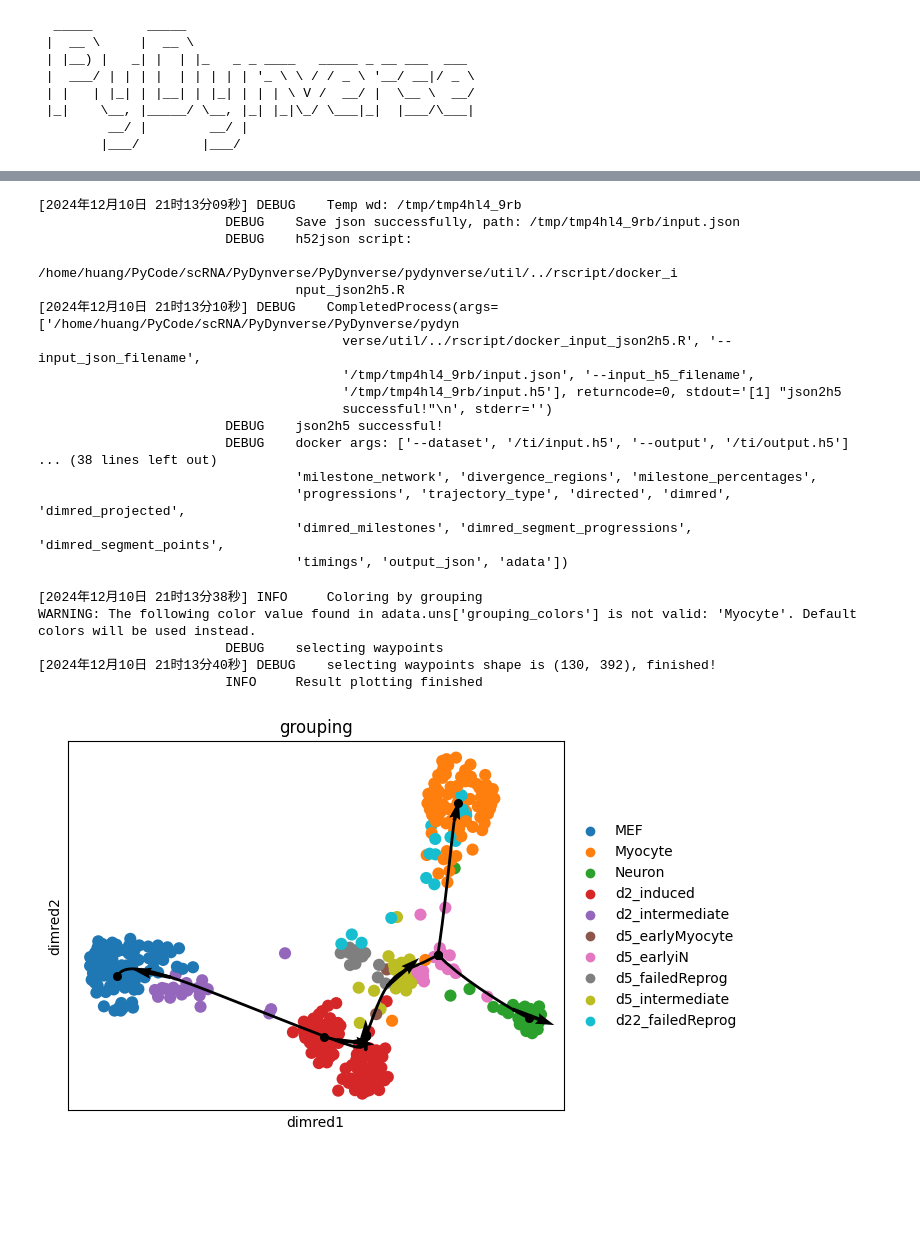
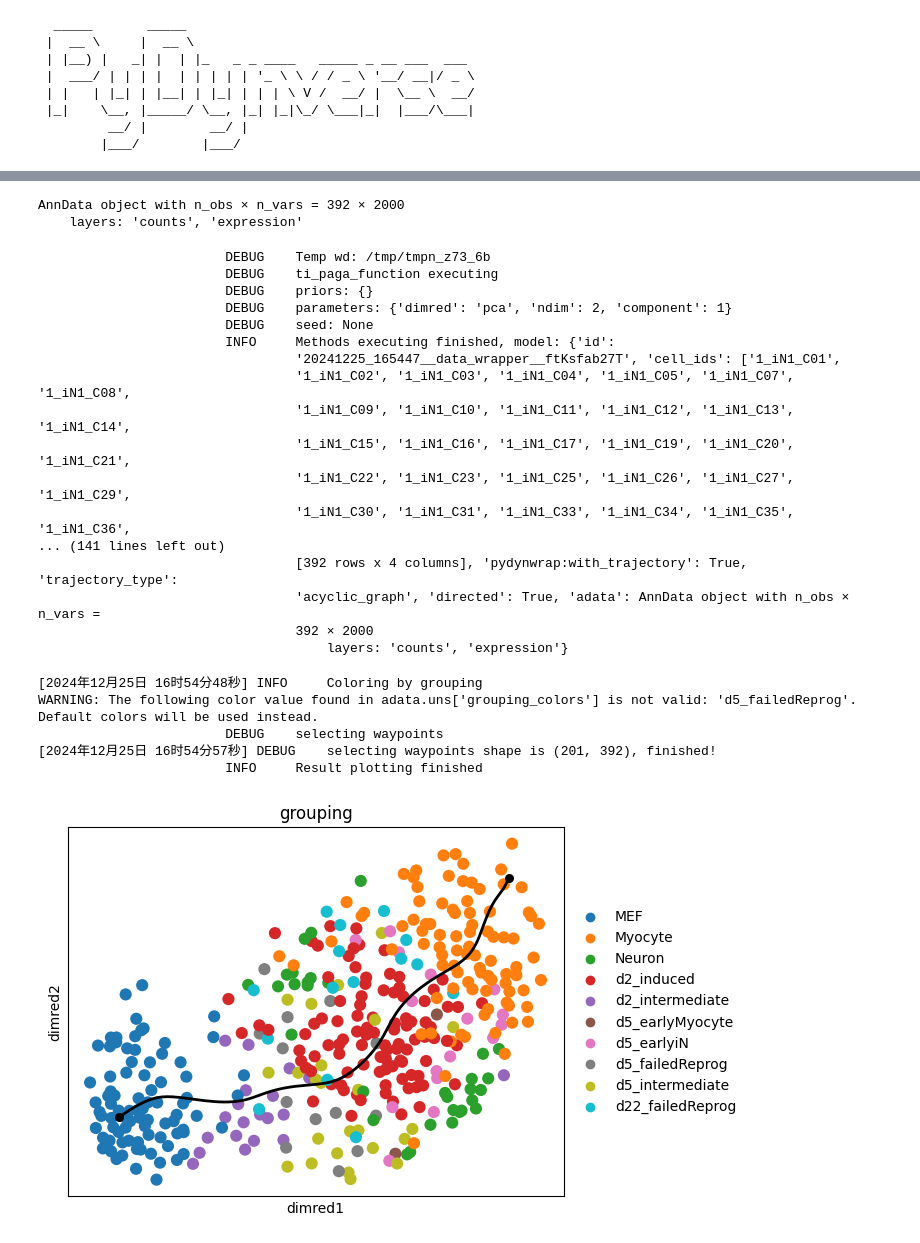
Before and after one commit to HuangDDU/PyDynverse, a Jupyter notebook: notebook/quickstart_linear_comp1_python_function.ipynb, the cells around one changed output, grey strips where cells are left out. Cells and saved outputs as stored; diff of their text form; code cells hidden in the pictures; blank space fills up the shorter version.

Commit message:
comp1 python function

```diff
--- a/notebook/quickstart_paga_dynverse_docker.ipynb
+++ b/notebook/quickstart_linear_comp1_python_function.ipynb
@@ -61,5 +61,5 @@ R[write to console]: 载入需要的程辑包：dynwrap
 # %%
 # 2. 选择方法(method)
-methods_selected = pdv.methods.ti_paga(resolution=0.5)
+methods_selected = pdv.methods.ti_comp1()
 logger.info(f"Methods {methods_selected} selecting finished")
 # %% [output]
@@ -83,36 +83,39 @@ logger.info(f"Methods {methods_selected} selecting finished")
+# %%
+dataset["adata"]
+# %% [output]
+AnnData object with n_obs × n_vars = 392 × 2000
+    layers: 'counts', 'expression'
 # %%
 # 3. 运行方法(wrap)
-cluster_list = list(fibroblast_reprogramming_treutlein["grouping"])
-dataset = pdv.wrap.add_prior_information(dataset, start_id="1_iN1_C01", groups_id=cluster_list) # 添加先验知识
-model = pdv.wrap.infer_trajectory(dataset, methods_selected, parameters={"resolution": 1}) # 此处尝试修改参数
+model = pdv.wrap.infer_trajectory(dataset, methods_selected) # 此处尝试修改参数
 logger.info(f"Methods executing finished, model: {model}")
 # %% [output]
-[2024年12月10日 21时13分09秒] DEBUG    Temp wd: /tmp/tmp4hl4_9rb
-                        DEBUG    Save json successfully, path: /tmp/tmp4hl4_9rb/input.json
-                        DEBUG    h52json script:
-                                 /home/huang/PyCode/scRNA/PyDynverse/PyDynverse/pydynverse/util/../rscript/docker_i
-                                 nput_json2h5.R
-[2024年12月10日 21时13分10秒] DEBUG    CompletedProcess(args=['/home/huang/PyCode/scRNA/PyDynverse/PyDynverse/pydyn
-                                       verse/util/../rscript/docker_input_json2h5.R', '--input_json_filename',
-                                       '/tmp/tmp4hl4_9rb/input.json', '--input_h5_filename',
-                                       '/tmp/tmp4hl4_9rb/input.h5'], returncode=0, stdout='[1] "json2h5
-                                       successful!"\n', stderr='')
-                        DEBUG    json2h5 successful!
-                        DEBUG    docker args: ['--dataset', '/ti/input.h5', '--output', '/ti/output.h5']
-... (38 lines left out)
-                                 'milestone_network', 'divergence_regions', 'milestone_percentages',
-                                 'progressions', 'trajectory_type', 'directed', 'dimred', 'dimred_projected',
-                                 'dimred_milestones', 'dimred_segment_progressions', 'dimred_segment_points',
-                                 'timings', 'output_json', 'adata'])
+                        DEBUG    Temp wd: /tmp/tmpn_z73_6b
+                        DEBUG    ti_paga_function executing
+                        DEBUG    priors: {}
+                        DEBUG    parameters: {'dimred': 'pca', 'ndim': 2, 'component': 1}
+                        DEBUG    seed: None
+                        INFO     Methods executing finished, model: {'id':
+                                 '20241225_165447__data_wrapper__ftKsfab27T', 'cell_ids': ['1_iN1_C01',
+                                 '1_iN1_C02', '1_iN1_C03', '1_iN1_C04', '1_iN1_C05', '1_iN1_C07', '1_iN1_C08',
+                                 '1_iN1_C09', '1_iN1_C10', '1_iN1_C11', '1_iN1_C12', '1_iN1_C13', '1_iN1_C14',
+                                 '1_iN1_C15', '1_iN1_C16', '1_iN1_C17', '1_iN1_C19', '1_iN1_C20', '1_iN1_C21',
+                                 '1_iN1_C22', '1_iN1_C23', '1_iN1_C25', '1_iN1_C26', '1_iN1_C27', '1_iN1_C29',
+                                 '1_iN1_C30', '1_iN1_C31', '1_iN1_C33', '1_iN1_C34', '1_iN1_C35', '1_iN1_C36',
+... (141 lines left out)
+                                 [392 rows x 4 columns], 'pydynwrap:with_trajectory': True, 'trajectory_type':
+                                 'acyclic_graph', 'directed': True, 'adata': AnnData object with n_obs × n_vars =
+                                 392 × 2000
+                                     layers: 'counts', 'expression'}
 # %%
 # 4. 绘制轨迹(dimred+plot)
-# model = add_dimred(model, dimred_mds,  expression_source=dataset["expression"])  # 提取降维结果, 直接从docker输出容器获得
-pdv.plot.plot_dimred(model, expression_source=dataset["expression"], grouping=cluster_list)
+model = pdv.wrap.add_dimred(model, pdv.dimred.dimred_mds,  expression_source=dataset["expression"])  # 提取降维结果
+pdv.plot.plot_dimred(model, expression_source=dataset["expression"], grouping=list(fibroblast_reprogramming_treutlein["grouping"]))
 logger.info("Result plotting finished")
 # %% [output]
-[2024年12月10日 21时13分38秒] INFO     Coloring by grouping
-WARNING: The following color value found in adata.uns['grouping_colors'] is not valid: 'Myocyte'. Default colors will be used instead.
+[2024年12月25日 16时54分48秒] INFO     Coloring by grouping
+WARNING: The following color value found in adata.uns['grouping_colors'] is not valid: 'd5_failedReprog'. Default colors will be used instead.
                         DEBUG    selecting waypoints
-[2024年12月10日 21时13分40秒] DEBUG    selecting waypoints shape is (130, 392), finished!
+[2024年12月25日 16时54分57秒] DEBUG    selecting waypoints shape is (201, 392), finished!
                         INFO     Result plotting finished
-[figure, old version]
+[figure, new version]
```
Also changed, not shown: parts of 2 cells of this notebook, 15 other files.
